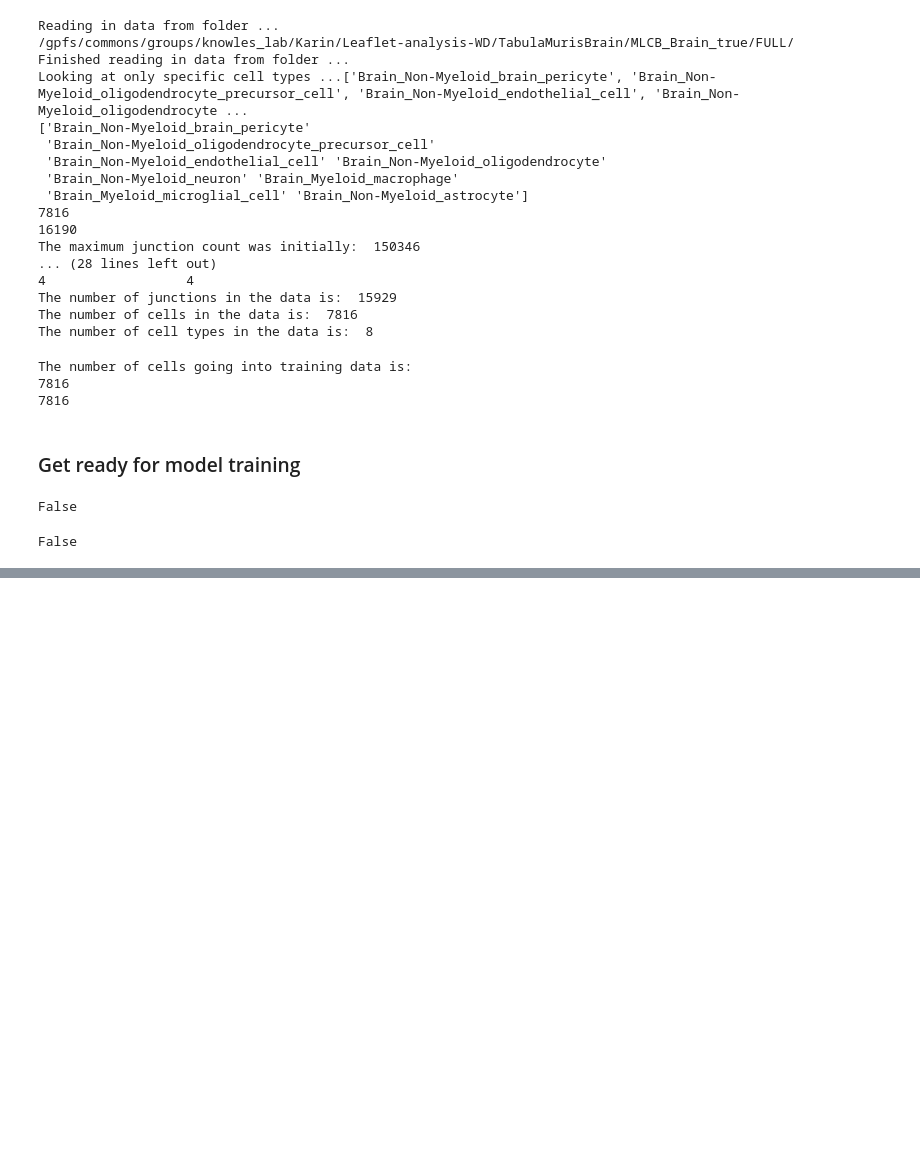
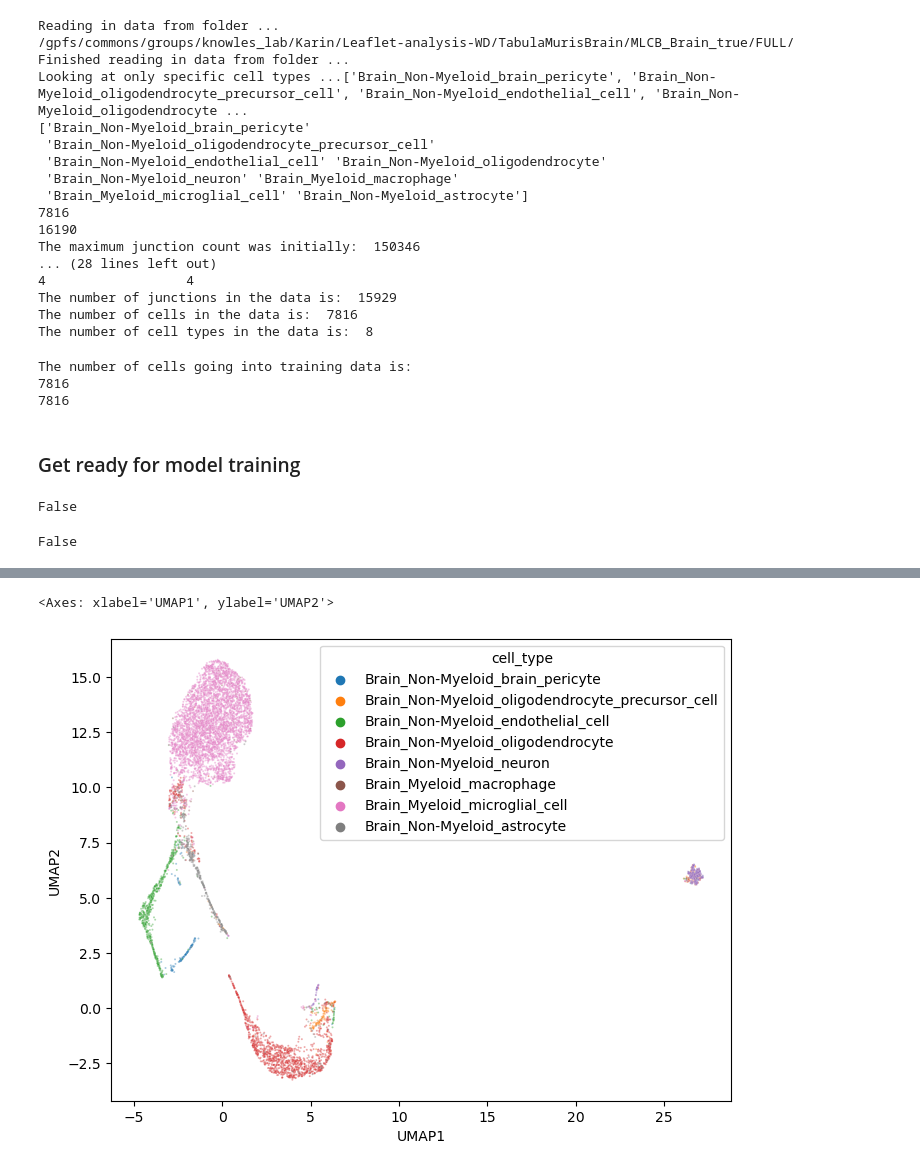
Before and after one commit to daklab/LeafletFA, a Jupyter notebook: notebooks/example_analysis/run_splicing_VAE_model.ipynb, the cells around one changed output, grey strips where cells are left out. Saved outputs shown, nothing was run; the diff lists cells and outputs as text; code cells hidden in the pictures; blank space fills up the shorter version.

Commit message:
current params that get good UMAP rep from VAE

```diff
--- a/notebooks/example_analysis/run_splicing_VAE_model.ipynb
+++ b/notebooks/example_analysis/run_splicing_VAE_model.ipynb
@@ -257,0 +269,4 @@ plt.show()
+# %%
+umap_embedding_df = pd.DataFrame(umap_embedding, columns=['UMAP1', 'UMAP2'])
+umap_embedding_df["cell_type"] = cell_ids_conversion["cell_type"].values
+umap_embedding_df.head()
@@ -257,0 +280,9 @@ plt.show()
+# %%
+import matplotlib.pyplot as plt
+import seaborn as sns
+
+plt.figure(figsize=(8, 6))
+sns.scatterplot(data=umap_embedding_df, x='UMAP1', y='UMAP2', hue='cell_type', palette='tab10', s=2, alpha=0.4)
+# %% [output]
+<Axes: xlabel='UMAP1', ylabel='UMAP2'>
+[figure, added]
```
Also changed, not shown: parts of 14 cells of this notebook, 1 other file.
